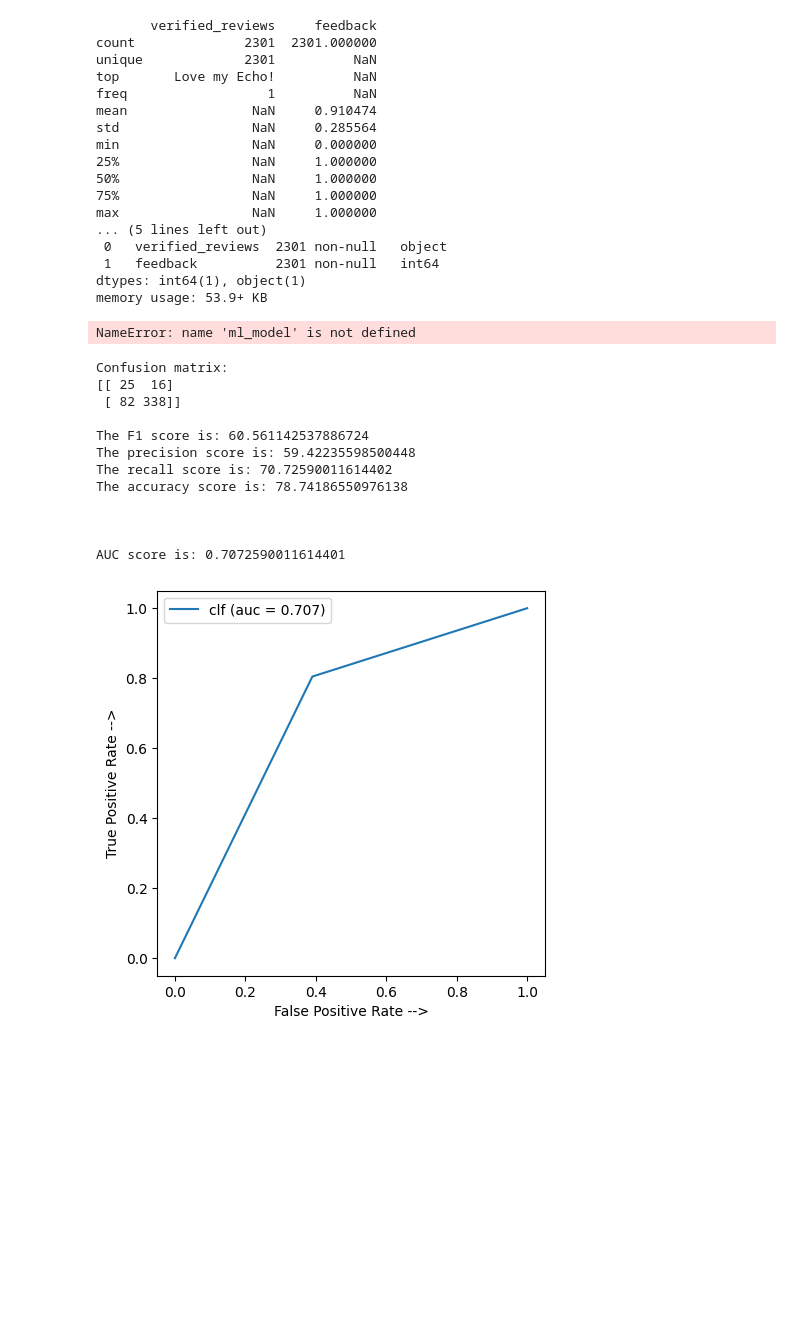
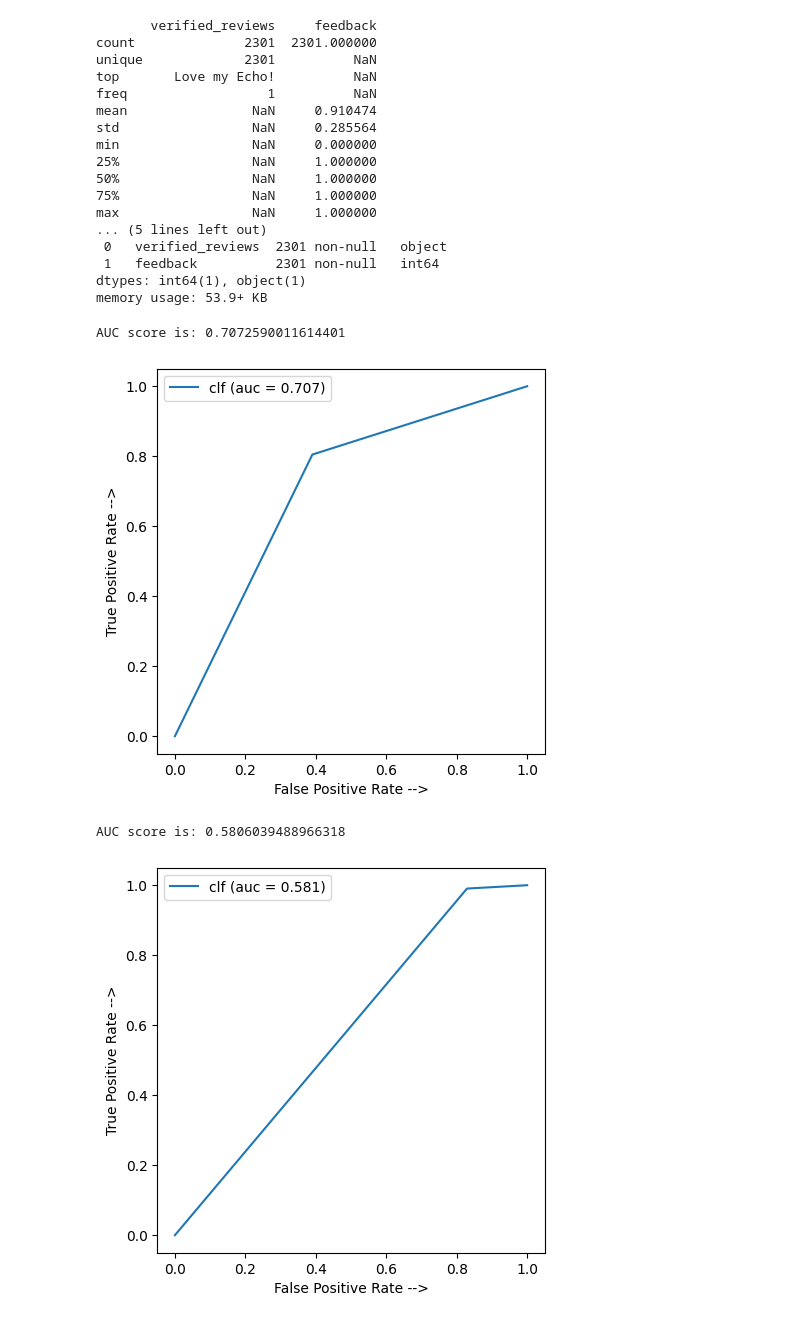
Before and after one commit to OmarNashat01/MCIT_Internship, a Jupyter notebook: Sentiment_analysis_OOP.ipynb, the cells around one changed output. Drawn from its saved outputs; the diff is of its cells as text; code cells hidden in the pictures; blank space fills up the shorter version.

```diff
--- a/Sentiment_analysis_OOP.ipynb
+++ b/Sentiment_analysis_OOP.ipynb
@@ -211,24 +225,17 @@ class ml_model():
 x_train, x_test ,y_train,y_test = train_test_split(df['verified_reviews'],df['feedback'],test_size=0.2,random_state=42, stratify=df['feedback'])
 # %%
 
-mymodel = ml_model('xgboost','tfidf')
-mymodel.train(x_train, y_train)
+mymodel1 = ml_model('xgboost','tfidf')
+mymodel1.train(x_train, y_train)
+
+mymodel2 = ml_model('svm', 'tfidf')
+mymodel2.train(x_train, y_train)
-# %% [output]
-NameError: name 'ml_model' is not defined
 # %%
-mymodel.draw_roc(x_test,y_test)
+mymodel1.draw_roc(x_test,y_test)
+mymodel2.draw_roc(x_test,y_test)
 # %% [output]
-Confusion matrix:
-[[ 25  16]
- [ 82 338]]
-
-The F1 score is: 60.561142537886724
-The precision score is: 59.42235598500448
-The recall score is: 70.72590011614402
-The accuracy score is: 78.74186550976138
-
-
-
 AUC score is: 0.7072590011614401
 [figure]
+AUC score is: 0.5806039488966318
+[figure, added]
 # %%
```
Also changed, not shown: parts of 6 cells of this notebook, 3 other files.
